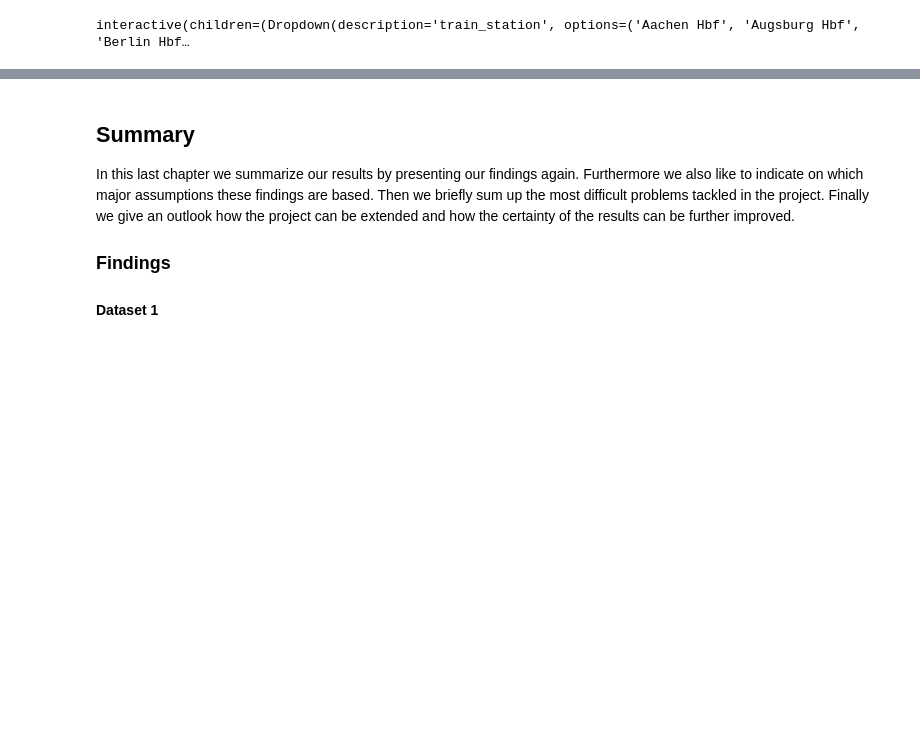
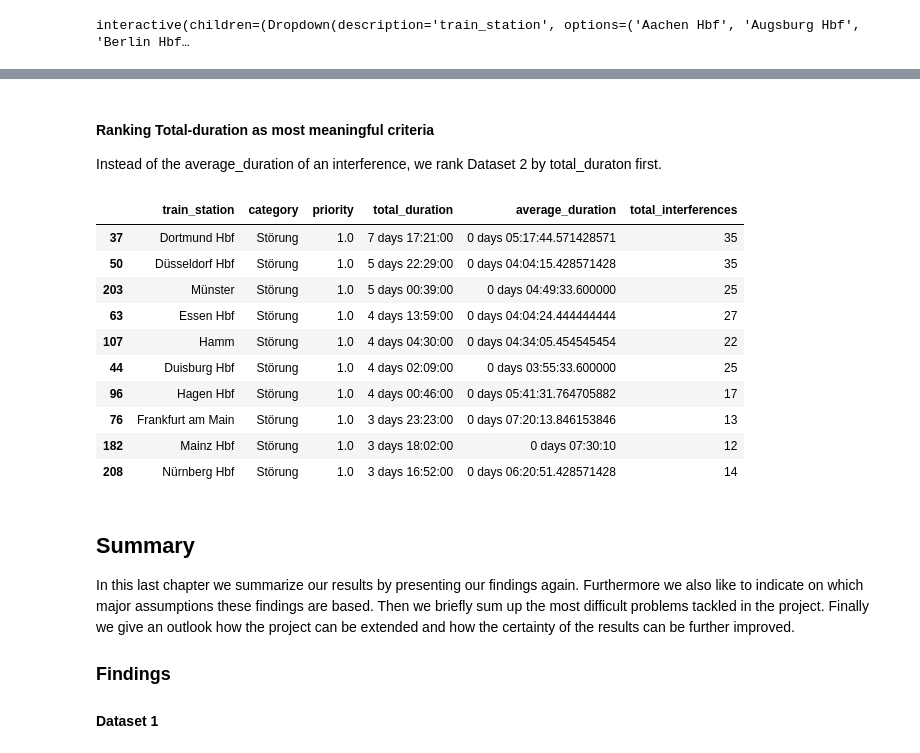
Before and after one commit to dominic0df/2023-amse, a Jupyter notebook: report.ipynb, the cells around one changed output, grey strips where cells are left out. Cells and saved outputs as stored; diff of their text form; code cells hidden in the pictures; blank space fills up the shorter version.

```diff
--- a/report.ipynb
+++ b/report.ipynb
@@ -423,3 +529,21 @@ Different Categories are different meaningful. It is likely that a *Großstörun
+# %% [markdown]
+#### Ranking Total-duration as most meaningful criteria
+Instead of the average_duration of an interference, we rank Dataset 2 by total_duraton first.
+# %%
+short_lasting_interferences = short_lasting_interferences.sort_values(by=["category", "total_duration", "total_interferences", "priority"], ascending=[True, False, False, True])
+short_lasting_interferences.head(10)
+# %% [output]
+|  | train_station | category | priority | total_duration | average_duration | total_interferences |
+| 37 | Dortmund Hbf | Störung | 1.0 | 7 days 17:21:00 | 0 days 05:17:44.571428571 | 35 |
+| 50 | Düsseldorf Hbf | Störung | 1.0 | 5 days 22:29:00 | 0 days 04:04:15.428571428 | 35 |
+| 203 | Münster | Störung | 1.0 | 5 days 00:39:00 | 0 days 04:49:33.600000 | 25 |
+| 63 | Essen Hbf | Störung | 1.0 | 4 days 13:59:00 | 0 days 04:04:24.444444444 | 27 |
+| 107 | Hamm | Störung | 1.0 | 4 days 04:30:00 | 0 days 04:34:05.454545454 | 22 |
+| 44 | Duisburg Hbf | Störung | 1.0 | 4 days 02:09:00 | 0 days 03:55:33.600000 | 25 |
+| 96 | Hagen Hbf | Störung | 1.0 | 4 days 00:46:00 | 0 days 05:41:31.764705882 | 17 |
+| 76 | Frankfurt am Main | Störung | 1.0 | 3 days 23:23:00 | 0 days 07:20:13.846153846 | 13 |
+| 182 | Mainz Hbf | Störung | 1.0 | 3 days 18:02:00 | 0 days 07:30:10 | 12 |
+| 208 | Nürnberg Hbf | Störung | 1.0 | 3 days 16:52:00 | 0 days 06:20:51.428571428 | 14 |
 # %% [markdown]
 ## Summary
 
```
Also changed, not shown: parts of 20 cells of this notebook.
